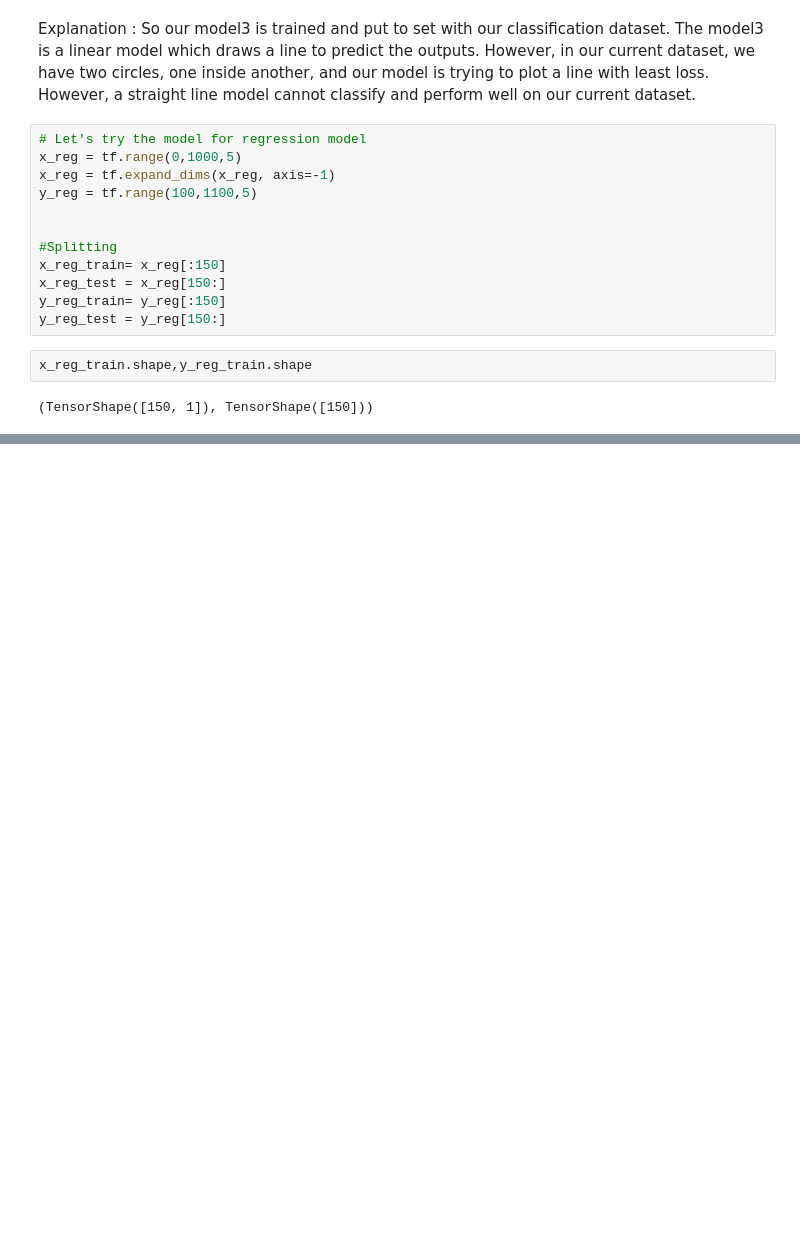
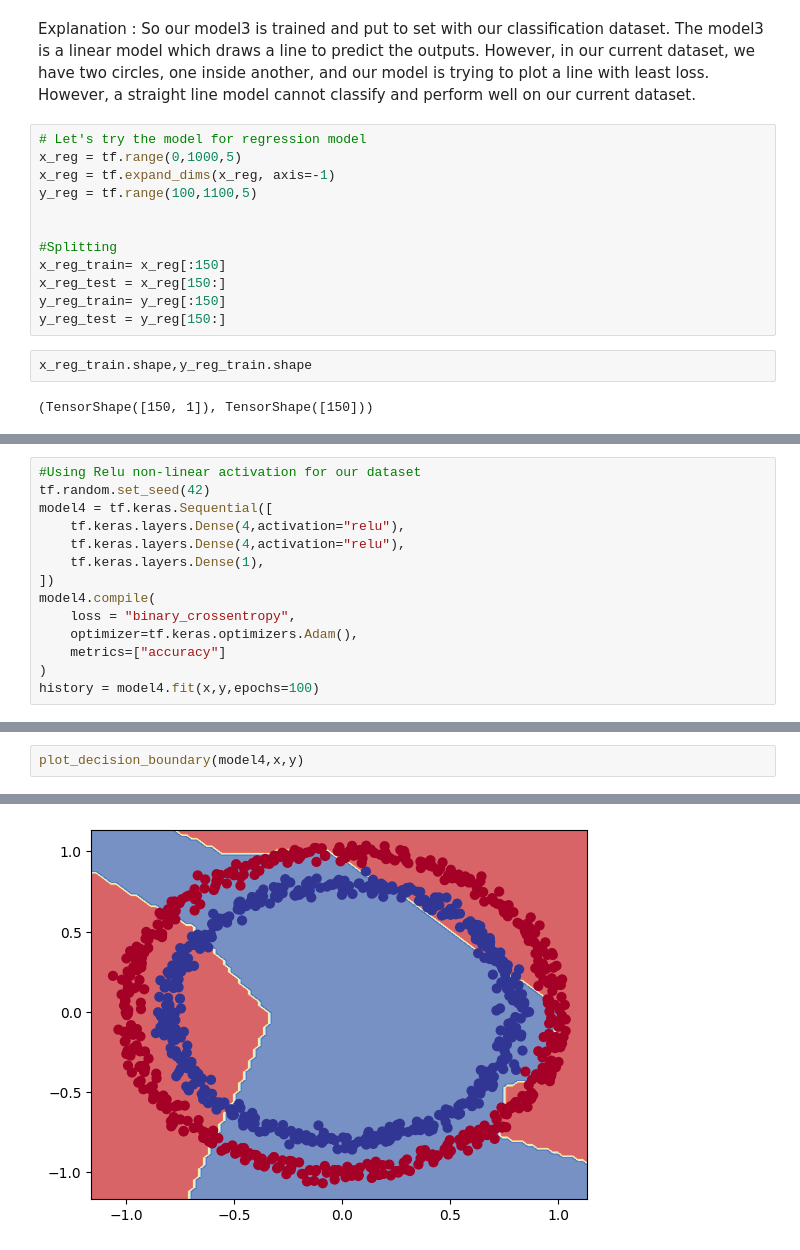
Before and after one commit to Aryan-Gupta2002/Deep-Learning---Tensorflow, a Jupyter notebook: neuralNetworkForClassification_.ipynb, the cells around one changed output, grey strips where cells are left out. Cells and saved outputs as stored; diff of their text form; blank space fills up the shorter version.

Commit message:
Non-Linearity

```diff
--- a/neuralNetworkForClassification_.ipynb
+++ b/neuralNetworkForClassification_.ipynb
@@ -273,0 +300,14 @@ plt.legend();
+# %%
+#Using Relu non-linear activation for our dataset
+tf.random.set_seed(42)
+model4 = tf.keras.Sequential([
+    tf.keras.layers.Dense(4,activation="relu"),
+    tf.keras.layers.Dense(4,activation="relu"),
+    tf.keras.layers.Dense(1),
+])
+model4.compile(
+    loss = "binary_crossentropy",
+    optimizer=tf.keras.optimizers.Adam(),
+    metrics=["accuracy"]
+)
+history = model4.fit(x,y,epochs=100)
@@ -273,0 +337,3 @@ plt.legend();
+# %%
+plot_decision_boundary(model4,x,y)
+# %% [output]
@@ -273,0 +343 @@ plt.legend();
+[figure, added]
```
Also changed, not shown: parts of 23 cells of this notebook.
